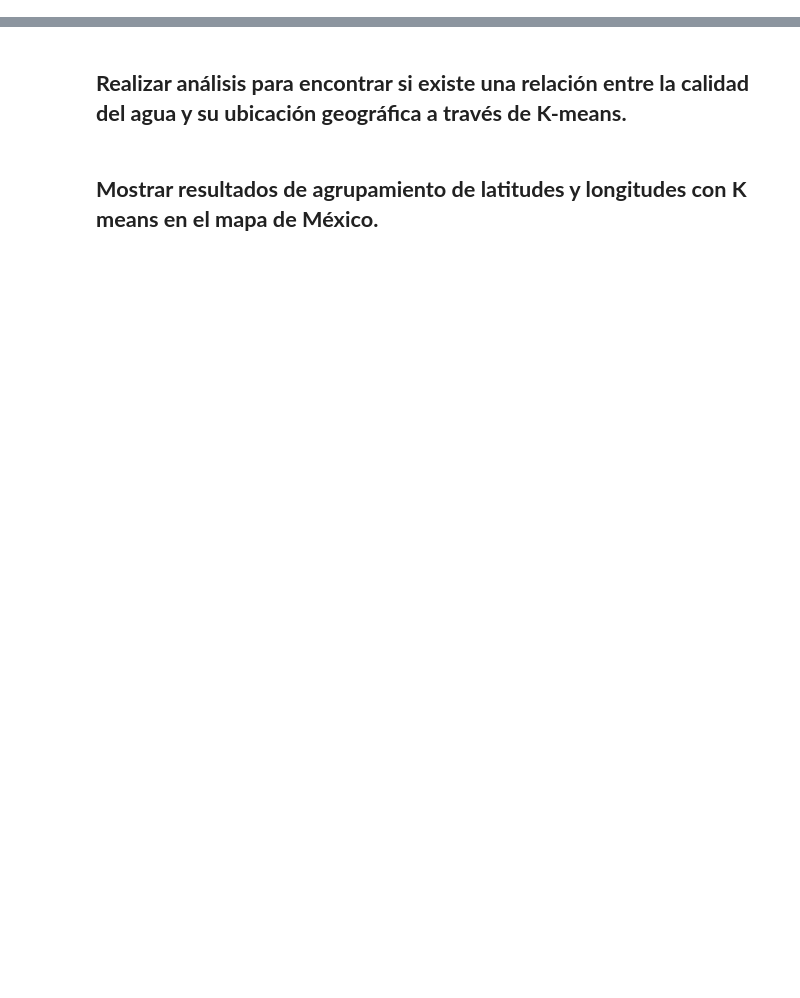
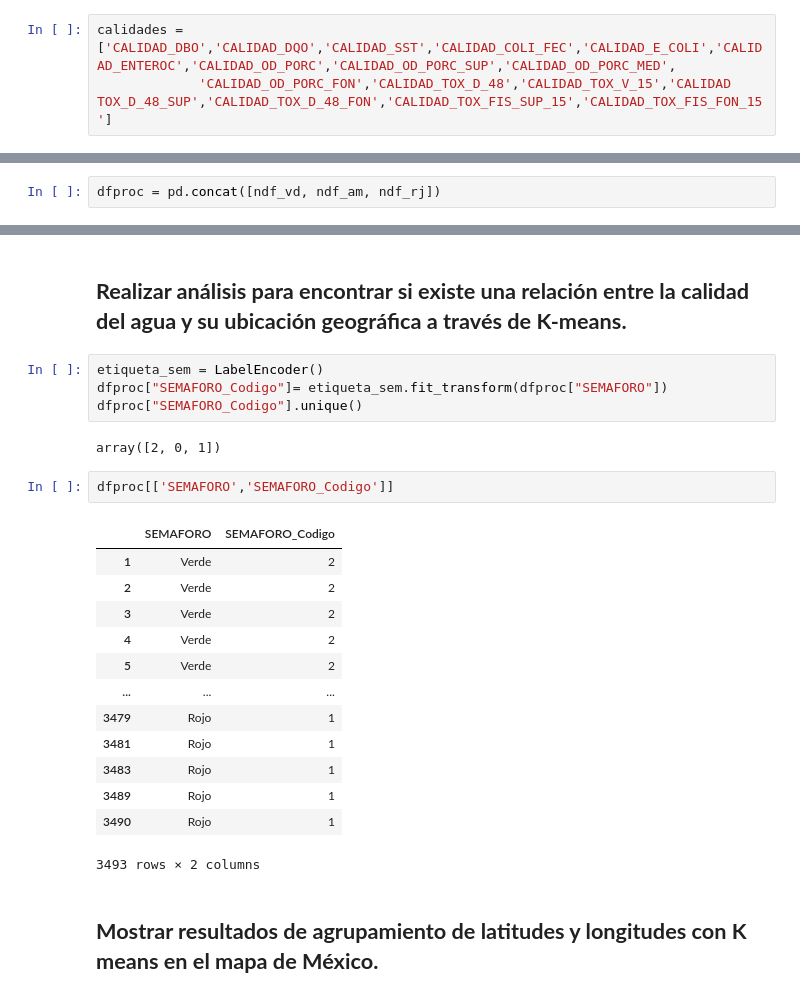
Before and after one commit to PosgradoMNA/actividades-del-projecto-cad_kbcm_jfl, a Jupyter notebook: Reto_entrega_1.ipynb, the cells around one changed output, grey strips where cells are left out. Saved outputs shown, nothing was run; the diff lists cells and outputs as text; blank space fills up the shorter version.

```diff
--- a/Reto_entrega_1.ipynb
+++ b/Reto_entrega_1.ipynb
@@ -449,5 +450,8 @@ calidad_ref
 | 42 | Aceptable | OD mayor de 30 y menor o igual 50... | Aceptable o de moderada deficienc... |
 | 43 | Contaminada | OD mayor de 10 y menor o igual 30... | Contaminada o con deficiencia de ... |
 | 44 | Fuertemente contaminada | OD menor o igual a 10; OD mayor d... | Fuertemente contaminada o an¢xica. |
+# %%
+calidades = ['CALIDAD_DBO','CALIDAD_DQO','CALIDAD_SST','CALIDAD_COLI_FEC','CALIDAD_E_COLI','CALIDAD_ENTEROC','CALIDAD_OD_PORC','CALIDAD_OD_PORC_SUP','CALIDAD_OD_PORC_MED',
+             'CALIDAD_OD_PORC_FON','CALIDAD_TOX_D_48','CALIDAD_TOX_V_15','CALIDAD TOX_D_48_SUP','CALIDAD_TOX_D_48_FON','CALIDAD_TOX_FIS_SUP_15','CALIDAD_TOX_FIS_FON_15']
 # %% [markdown]
 Los valores de referencia no se encuentran en un formato que permita su evaluación de forma automatizada, por lo que los valores se comparan de forma manual.
@@ -455,0 +706,2 @@ for contador in range (0,1267,1):
+# %%
+dfproc = pd.concat([ndf_vd, ndf_am, ndf_rj])
@@ -456,4 +744,26 @@ for contador in range (0,1267,1):
 # %% [markdown]
 ## **Realizar análisis para encontrar si existe una relación entre la calidad del agua y su ubicación geográfica a través de K-means.**
+# %%
+etiqueta_sem = LabelEncoder()
+dfproc["SEMAFORO_Codigo"]= etiqueta_sem.fit_transform(dfproc["SEMAFORO"])
+dfproc["SEMAFORO_Codigo"].unique()
+# %% [output]
+array([2, 0, 1])
+# %%
+dfproc[['SEMAFORO','SEMAFORO_Codigo']]
+# %% [output]
+|  | SEMAFORO | SEMAFORO_Codigo |
+| 1 | Verde | 2 |
+| 2 | Verde | 2 |
+| 3 | Verde | 2 |
+| 4 | Verde | 2 |
+| 5 | Verde | 2 |
+| ... | ... | ... |
+| 3479 | Rojo | 1 |
+| 3481 | Rojo | 1 |
+| 3483 | Rojo | 1 |
+| 3489 | Rojo | 1 |
+| 3490 | Rojo | 1 |
+3493 rows × 2 columns
 # %% [markdown]
 ## **Mostrar resultados de agrupamiento de latitudes y longitudes con K means en el mapa de México.**
```
Also changed, not shown: parts of 14 cells of this notebook.
